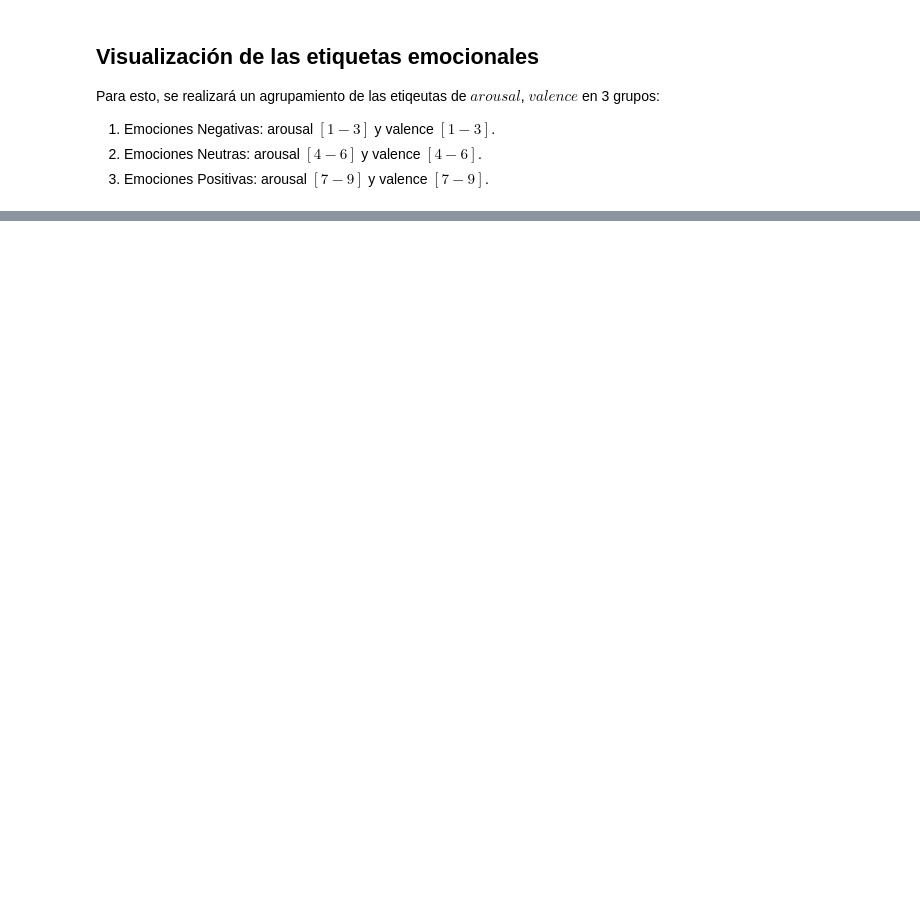
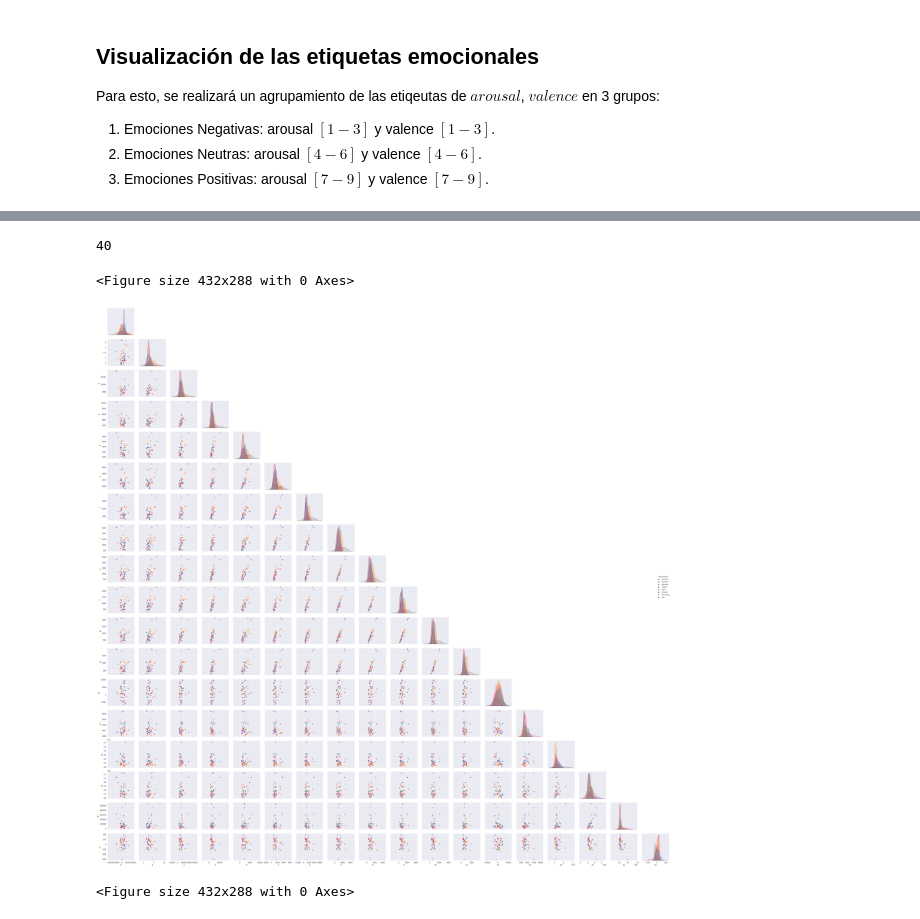
Before and after one commit to chape8/Se-alesIII, a Jupyter notebook: miniProyecto1_Intro.ipynb, the cells around one changed output, grey strips where cells are left out. Saved outputs shown, nothing was run; the diff lists cells and outputs as text; code cells hidden in the pictures; blank space fills up the shorter version.

```diff
--- a/miniProyecto1_Intro.ipynb
+++ b/miniProyecto1_Intro.ipynb
@@ -611,0 +437,61 @@ print(Etiquetas,labels[9,:])
+# %%
+exc = 'excited'
+pls = 'pleased'
+ann = 'annoying'
+nerv = 'nervous'
+sad = 'sad'
+slp = 'sleepy'
+clm = 'calm'
+rlx = 'relaxed'
+
+labels = db['labels']
+
+
+Valence = labels[:,0]
+Arousal = labels[:,1]
+emociones=[]
+
+for i in range(0,40):
+  if (Arousal[i]>=1 and Arousal[i]<=5):
+    if(Valence[i]>=1 and Valence[i]<=3):
+      emociones.append(sad)
+    if(Valence[i]>3 and Valence[i]<=5):
+      emociones.append(slp)
+    if(Valence[i]>5 and Valence[i]<=7):
+      emociones.append(clm)
+    if(Valence[i]>7 and Valence[i]<=9):
+      emociones.append(rlx)
+
+  if (Arousal[i]>5 and Arousal[i]<=9):
+    if (Valence[i]>=1 and Valence[i]<=3):
+      emociones.append(nerv)
+    elif (Valence[i]>3 and Valence[i]<=5):
+      emociones.append(ann)
+    if (Valence[i]>5 and Valence[i]<=7):
+      emociones.append(exc)
+    elif (Valence[i]>7 and Valence[i]<=9):
+      emociones.append(pls)
+# %% [output]
+40
+# %%
+dataFrame = pd.DataFrame(data = Matriz)
+
+dataFrame['Emociones'] = emociones
+SubData1=dataFrame.iloc[:,0:18]
+SubData1['Emociones'] = emociones
+# %%
+sns.set_style('darkgrid')
+#fig, ax = plt.subplots()
+
+
+unique = SubData1['Emociones'].unique()
+palette = dict(zip(unique, sns.color_palette(n_colors=len(unique))))
+
+ax = sns.pairplot(data=SubData1,  hue='Emociones', palette=palette, corner = True)
+
+plt.tight_layout()
+plt.figure()
+# %% [output]
+<Figure size 432x288 with 0 Axes>
+[figure, added]
+<Figure size 432x288 with 0 Axes>
```
Also changed, not shown: parts of 20 cells of this notebook.
